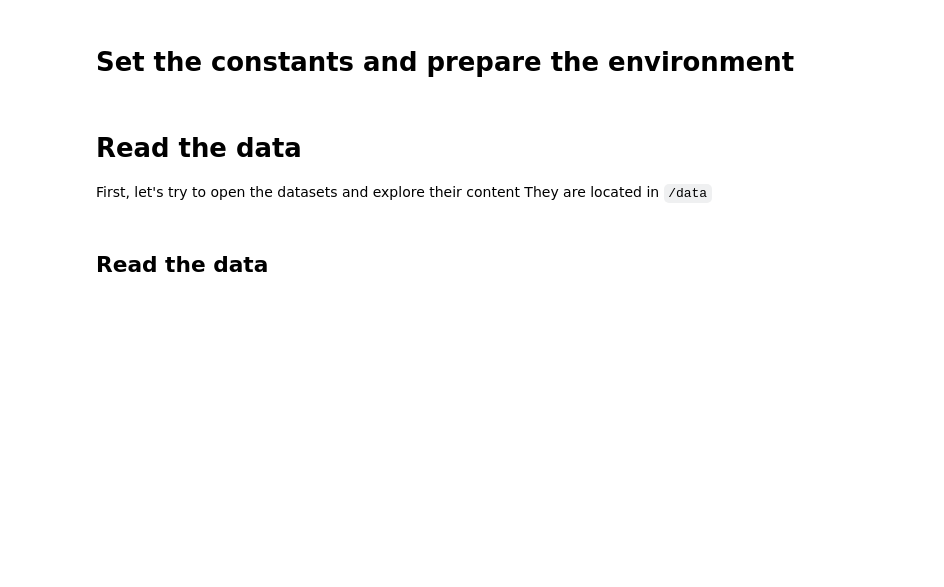
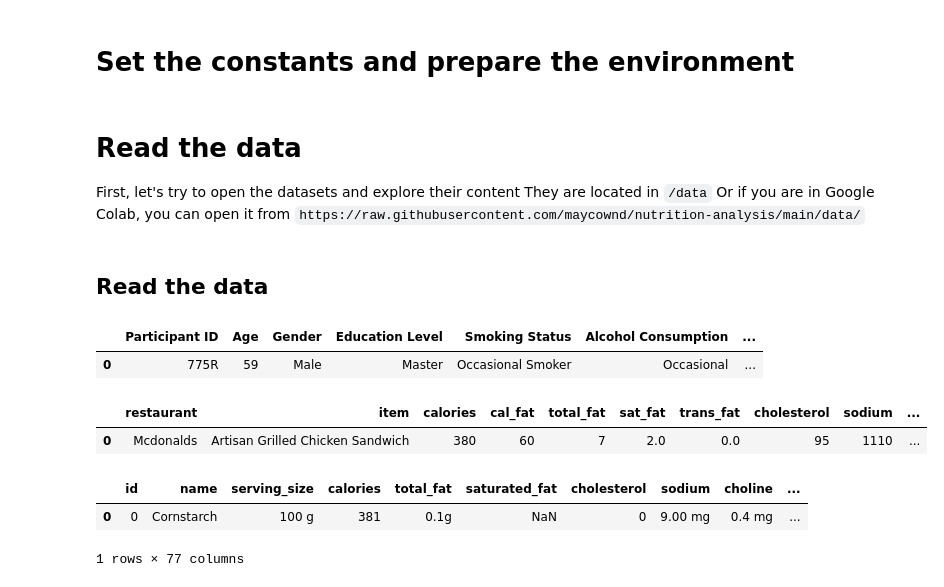
Before and after one commit to maycownd/nutrition-analysis, a Jupyter notebook: notebooks/01_Initial_Analysis.ipynb, the cells around one changed output. Drawn from its saved outputs; the diff is of its cells as text; code cells hidden in the pictures; blank space fills up the shorter version.

Commit message:
Read the data

```diff
--- a/notebooks/01_Initial_Analysis.ipynb
+++ b/notebooks/01_Initial_Analysis.ipynb
@@ -39,8 +37,34 @@ data_path = "/data/"
+# %%
+data_path = "https://raw.githubusercontent.com/maycownd/nutrition-analysis/main/data/"
 # %% [markdown]
 # Read the data
 
 
 First, let's try to open the datasets and explore their content
 They are located in `/data`
+Or if you are in Google Colab, you can open it from `https://raw.githubusercontent.com/maycownd/nutrition-analysis/main/data/`
 # %% [markdown]
 ## Read the data
+# %%
+healthcare_base_path = data_path + "healthcare_base.csv"
+nutrition_fastfood_information_path = data_path + "nutrition_fastfood_information.csv"
+nutrition_information_ingredients_path = data_path + "nutrition_information_ingredients.csv"
+# %%
+healthcare_base_df = pd.read_csv(filepath_or_buffer=healthcare_base_path, sep=";")
+healthcare_base_df.head(1)
+# %% [output]
+|  | Participant ID | Age | Gender | Education Level | Smoking Status | Alcohol Consumption | ... |
+| 0 | 775R | 59 | Male | Master | Occasional Smoker | Occasional | ... |
+# %%
+nutrition_fastfood_information_df = pd.read_csv(filepath_or_buffer=nutrition_fastfood_information_path)
+nutrition_fastfood_information_df.head(1)
+# %% [output]
+|  | restaurant | item | calories | cal_fat | total_fat | sat_fat | trans_fat | cholesterol | sodium | ... |
+| 0 | Mcdonalds | Artisan Grilled Chicken Sandwich | 380 | 60 | 7 | 2.0 | 0.0 | 95 | 1110 | ... |
+# %%
+nutrition_information_ingredients_df = pd.read_csv(filepath_or_buffer=nutrition_information_ingredients_path)
+nutrition_information_ingredients_df.head(1)
+# %% [output]
+|  | id | name | serving_size | calories | total_fat | saturated_fat | cholesterol | sodium | choline | ... |
+| 0 | 0 | Cornstarch | 100 g | 381 | 0.1g | NaN | 0 | 9.00 mg | 0.4 mg | ... |
+1 rows × 77 columns
```
Also changed, not shown: parts of 1 cell of this notebook.
